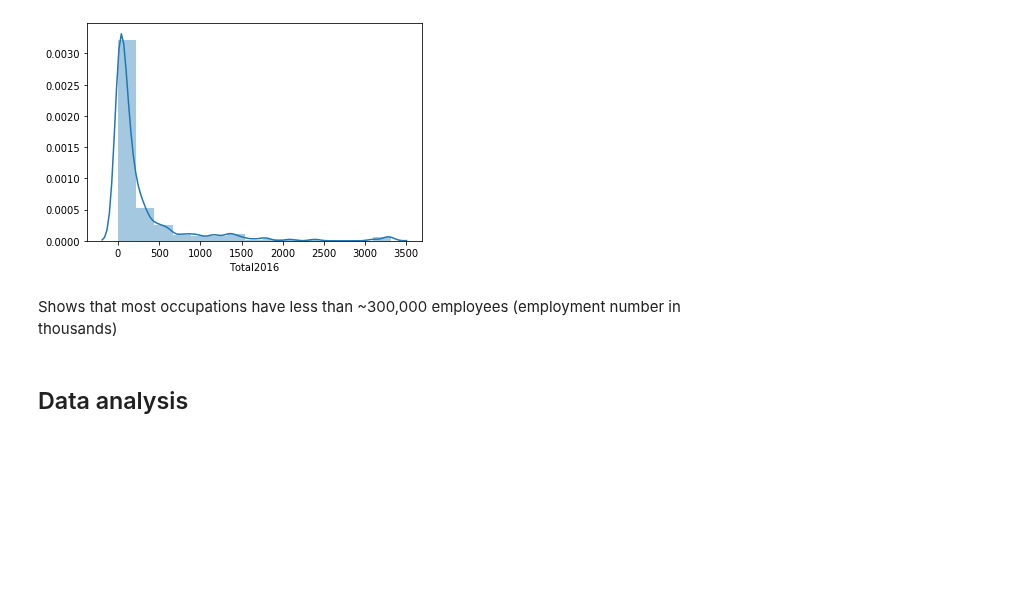
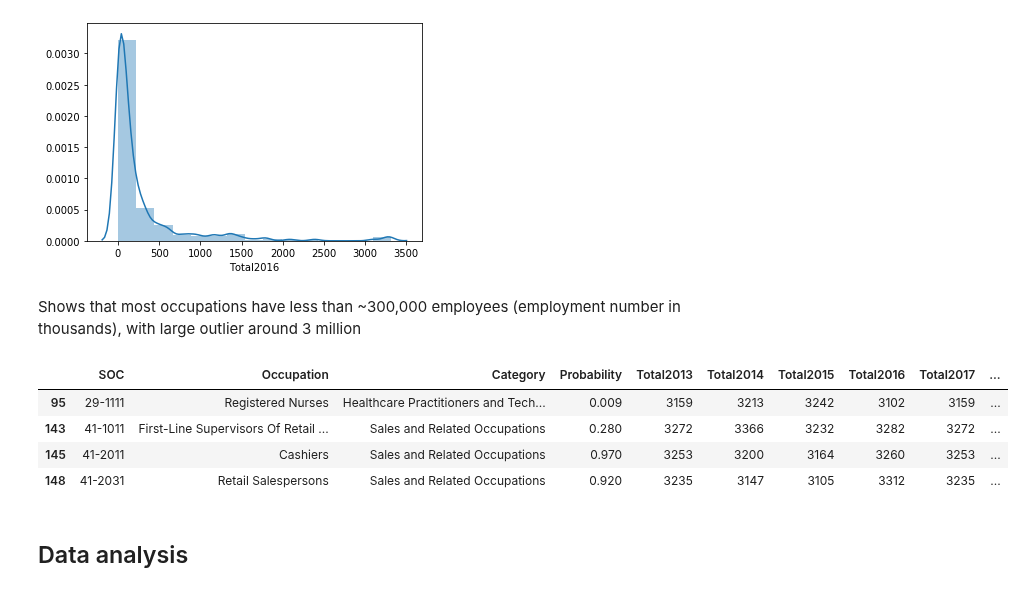
Before and after one commit to COGS108/group11_sp20, a Jupyter notebook: eda/eda_occ_bystate.ipynb, the cells around one changed output. Cells and saved outputs as stored; diff of their text form; code cells hidden in the pictures; blank space fills up the shorter version.

Commit message:
add information on outlier

```diff
--- a/eda/eda_occ_bystate.ipynb
+++ b/eda/eda_occ_bystate.ipynb
@@ -331,7 +331,16 @@ sns.distplot(data_trim.Total2016, bins = 15)
 <matplotlib.axes._subplots.AxesSubplot at 0x...>
 [figure]
 # %% [markdown]
-Shows that most occupations have less than ~300,000 employees (employment number in thousands)
+Shows that most occupations have less than ~300,000 employees (employment number in thousands), with large outlier around 3 million
+# %%
+# Occupations with over 3,000,000 employees
+data_trim[data_trim.Total2016 > 3000]
+# %% [output]
+|  | SOC | Occupation | Category | Probability | Total2013 | Total2014 | Total2015 | Total2016 | Total2017 | ... |
+| 95 | 29-1111 | Registered Nurses | Healthcare Practitioners and Tech... | 0.009 | 3159 | 3213 | 3242 | 3102 | 3159 | ... |
+| 143 | 41-1011 | First-Line Supervisors Of Retail ... | Sales and Related Occupations | 0.280 | 3272 | 3366 | 3232 | 3282 | 3272 | ... |
+| 145 | 41-2011 | Cashiers | Sales and Related Occupations | 0.970 | 3253 | 3200 | 3164 | 3260 | 3253 | ... |
+| 148 | 41-2031 | Retail Salespersons | Sales and Related Occupations | 0.920 | 3235 | 3147 | 3105 | 3312 | 3235 | ... |
 # %% [markdown]
 ## Data analysis
 # %%
```
